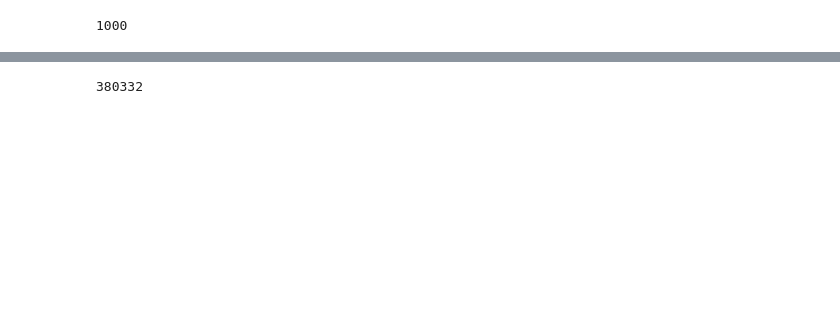
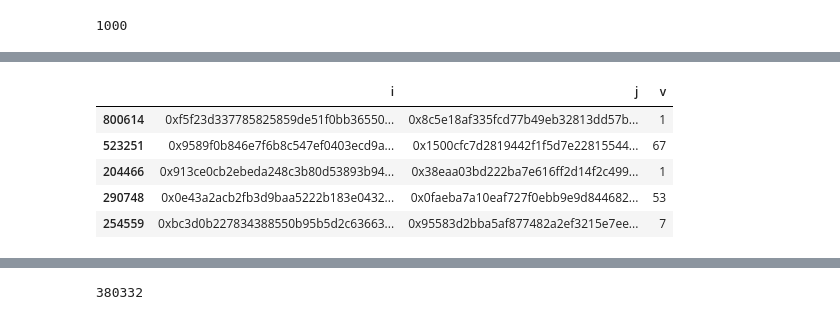
Before and after one commit to Karma3Labs/farcaster-graph, a Jupyter notebook: notebooks/igraph-engagement_addr.ipynb, the cells around one changed output, grey strips where cells are left out. Saved outputs shown, nothing was run; the diff lists cells and outputs as text; code cells hidden in the pictures; blank space fills up the shorter version.

Commit message:
more data and graph exploration

```diff
--- a/notebooks/igraph-engagement_addr.ipynb
+++ b/notebooks/igraph-engagement_addr.ipynb
@@ -42,9 +63,13 @@ False
 # %%
 %%time
-if os.path.isfile(gml_filepath):
+if os.path.isfile(pkl_filepath):
+    print("loading existing graph pickle")
+    g = igraph.Graph.Read_Pickle(pkl_filepath)
+elif os.path.isfile(gml_filepath):
     print("loading existing graph model")
     g = ig.load(gml_filepath)
 else:
     g = ig.Graph.DataFrame(edges_df, directed=True, use_vids=False)
+    g.write_pickle(pkl_filepath)
     g.save(gml_filepath)
 # %% [output]
@@ -156,10 +182,10 @@ def into_ijv_for_edge(graph:ig.Graph, edge:ig.Edge, degree:int):
         'k': degree
     }
 # %%
-def get_localtrust_with_degree(graph:ig.Graph, in_addr:str, limit_rows:int, max_degree:int) -> list:
+def get_localtrust_with_degree(graph:ig.Graph, in_addr:str, max_neighbors:int, max_degree:int) -> list:
     lt = []
     mindist_and_order = 1
-    limit = limit_rows
+    limit = max_neighbors
     while mindist_and_order <= max_degree:
         neighbors = graph.neighborhood(
             [in_addr], order=mindist_and_order, mode="out", mindist=mindist_and_order
@@ -273,12 +295,13 @@ g.vs[0]["name"]
 # %% [output]
 '0xcd1bae2391651198850b076c2b600d534df53ade'
 # %%
+%%script false --no-raise-error # skip because this cell takes too long
 %%time
 from tqdm import tqdm
 for v in tqdm(g.vs):
     get_localtrust_with_degree(
         graph=g,
         in_addr=v["name"],
-        limit_rows=100,
+        max_neighbors=100,
         max_degree=5
     )
@@ -339,0 +354,3 @@ random.sample(neighbors,100)
+# %%
+%%time
+lt_df = edges_df[edges_df['i'].isin(neighbors) & edges_df['j'].isin(neighbors)]
@@ -339,0 +373,9 @@ random.sample(neighbors,100)
+# %%
+lt_df.sample(5)
+# %% [output]
+|  | i | j | v |
+| 800614 | 0xf5f23d337785825859de51f0bb36550... | 0x8c5e18af335fcd77b49eb32813dd57b... | 1 |
+| 523251 | 0x9589f0b846e7f6b8c547ef0403ecd9a... | 0x1500cfc7d2819442f1f5d7e22815544... | 67 |
+| 204466 | 0x913ce0cb2ebeda248c3b80d53893b94... | 0x38eaa03bd222ba7e616ff2d14f2c499... | 1 |
+| 290748 | 0x0e43a2acb2fb3d9baa5222b183e0432... | 0x0faeba7a10eaf727f0ebb9e9d844682... | 53 |
+| 254559 | 0xbc3d0b227834388550b95b5d2c63663... | 0x95583d2bba5af877482a2ef3215e7ee... | 7 |
```
Also changed, not shown: parts of 36 cells of this notebook, 1 other file.
